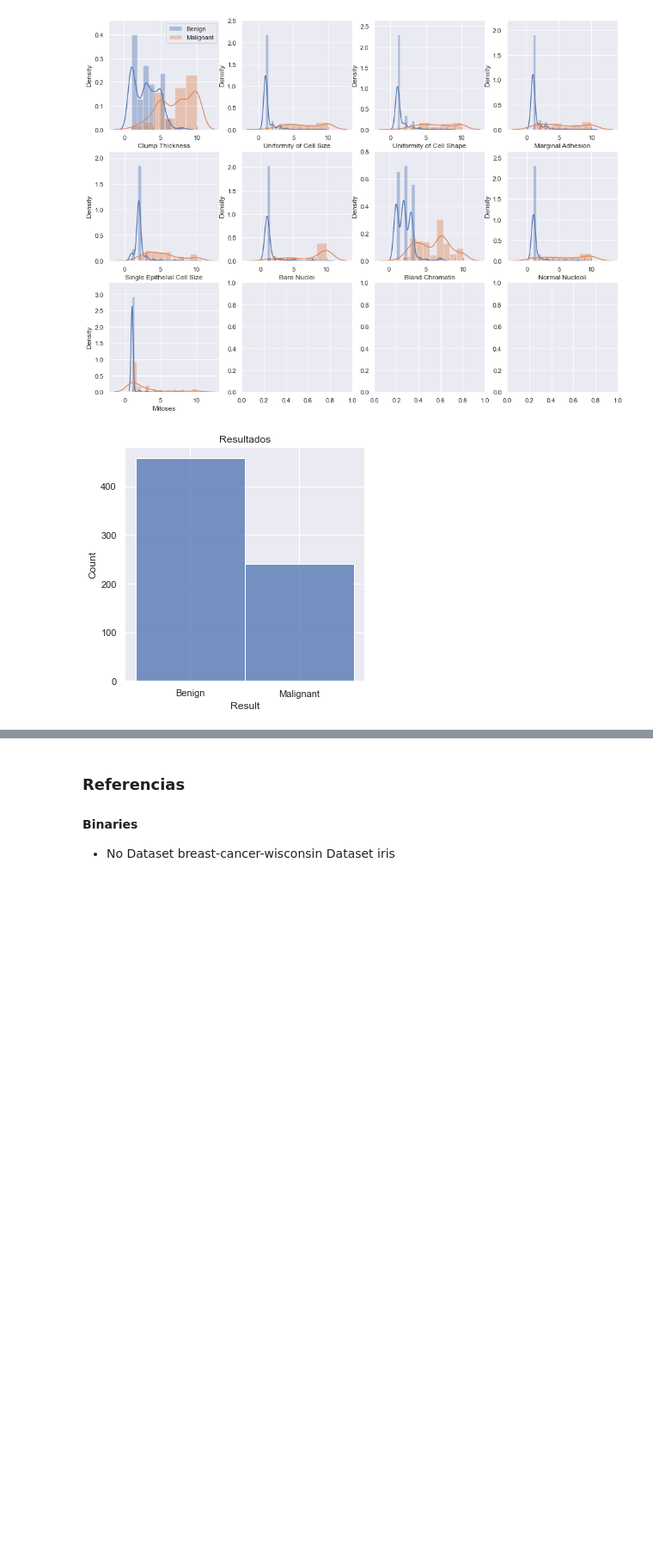
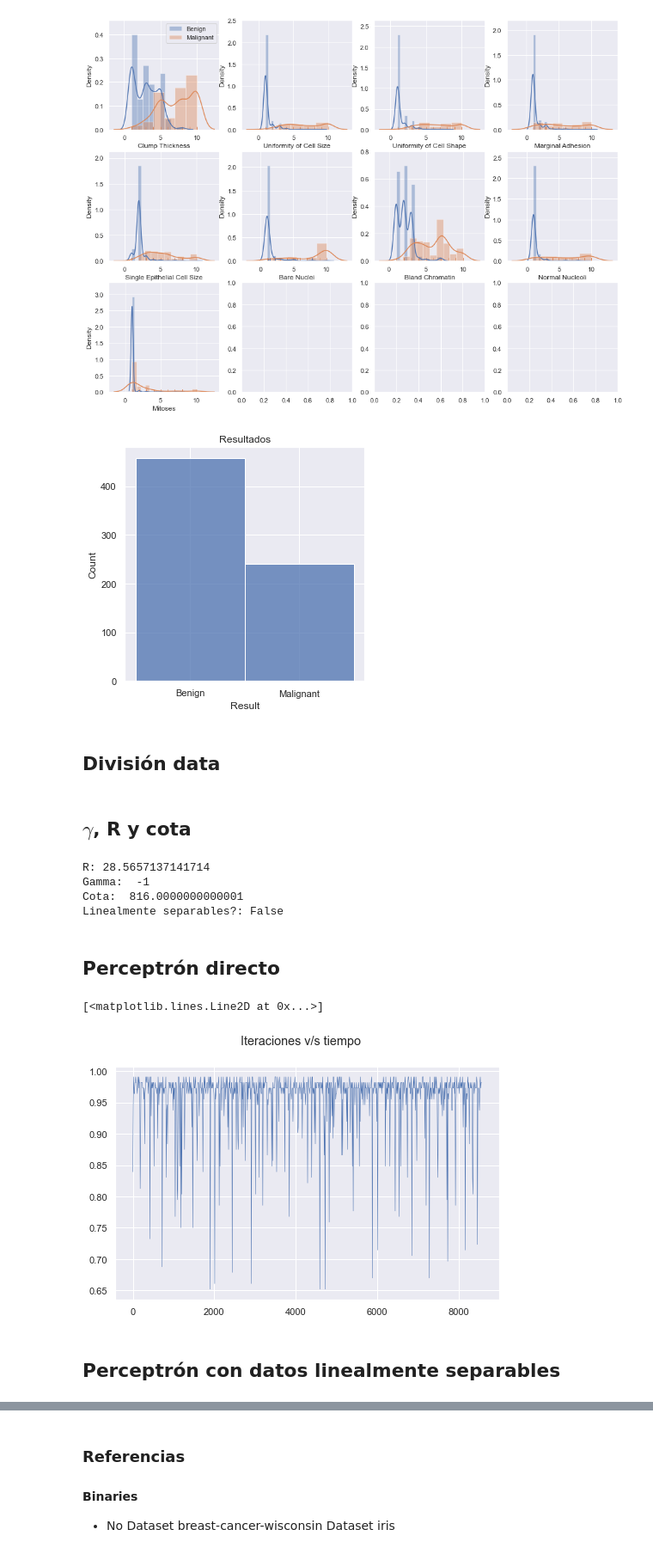
Before and after one commit to hugosep/machine-learning-taller-1, a Jupyter notebook: ml-taller-1.ipynb, the cells around one changed output, grey strips where cells are left out. Shown at 86% size. Drawn from its saved outputs; the diff is of its cells as text; code cells hidden in the pictures; blank space fills up the shorter version.

Commit message:
Datasets y funciones

```diff
--- a/ml-taller-1.ipynb
+++ b/ml-taller-1.ipynb
@@ -58,6 +167,66 @@ plt.show()
 # %% [output]
 [figure]
 [figure]
+# %% [markdown]
+## División data
+# %%
+data.loc[data["Result"] == "Benign" ,"Result"] = 1
+data.loc[data["Result"] == "Malignant", "Result"] = -1
+
+data["Result"] = data["Result"].astype(int)
+
+predictors = data.columns[:-1]
+X = data[predictors]
+info = data[predictors]
+
+y = data["Result"]
+
+X_train, X_test, y_train, y_test, info_train, info_test = train_test_split(X, y, info, test_size=0.2, random_state=0)
+X_train, X_val, y_train, y_val, info_train, info_val = train_test_split(X_train, y_train, info_train, test_size=0.2, random_state=0)
+
+X_train_vals = X_train.values; y_train_vals = y_train.values;
+X_val_vals = X_val.values; y_val_vals = y_val.values;
+X_test_vals = X_test.values; y_test_vals = y_test.values;
+# %% [markdown]
+## $\gamma$, R y cota
+# %%
+max_norm_dataset_1 = max_norm(X_train_vals)
+g = gamma(X, y)
+bound = max_norm_dataset_1**2 / g**2
+
+print("R:", max_norm_dataset_1)
+print("Gamma: ", g)
+print("Cota: ", bound)
+print("Linealmente separables?:", linearly_separable(X, y))
+# %% [output]
+R: 28.5657137141714
+Gamma:  -1
+Cota:  816.0000000000001
+Linealmente separables?: False
+# %% [markdown]
+## Perceptrón directo
+# %%
+scores = list()
+no_iterations = range(1, int(bound*10.5), 10)
+
+for i in no_iterations:
+    perceptron = Perceptron(tol=None, max_iter=i)
+    perceptron.fit(X_train_vals, y_train_vals)
+
+    train_acc = perceptron.score(X_train_vals, y_train_vals)
+    scores.append(perceptron.score(X_val_vals, y_val_vals))
+    test_acc = perceptron.score(X_test_vals, y_test_vals)
+
+fig, ax1 = plt.subplots(figsize=(8, 5))
+
+fig.suptitle('Iteraciones v/s tiempo')
+
+ax1.plot(no_iterations, scores, '-', linewidth=0.5)
+# %% [output]
+[<matplotlib.lines.Line2D at 0x...>]
+[figure, added]
+# %% [markdown]
+## Perceptrón con datos linealmente separables
 # %%
 from sklearn.model_selection import train_test_split
 
```
Also changed, not shown: parts of 18 cells of this notebook, 4 other files.
